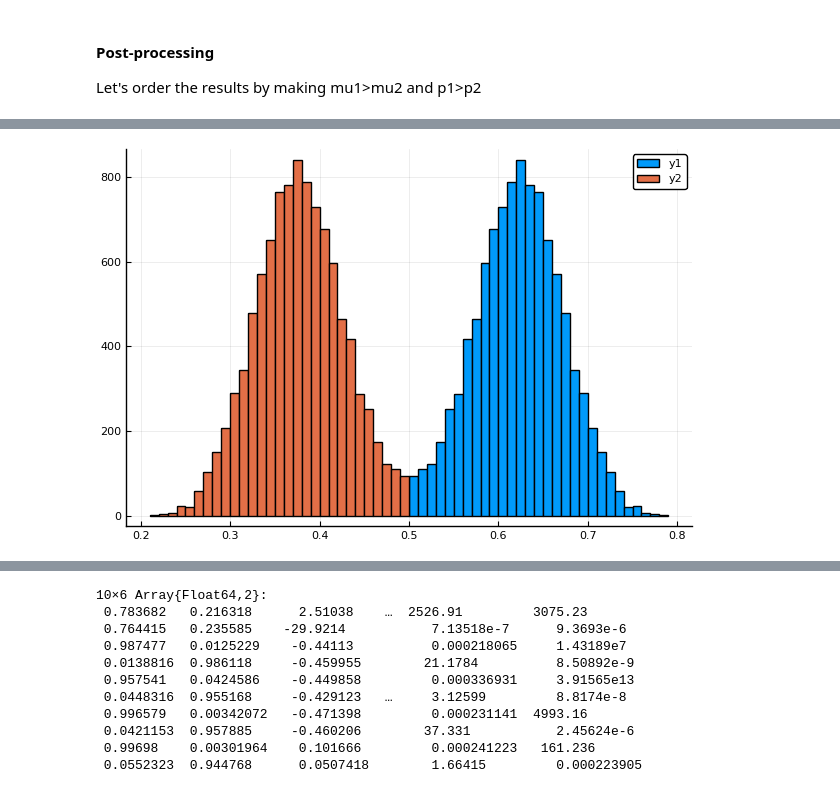
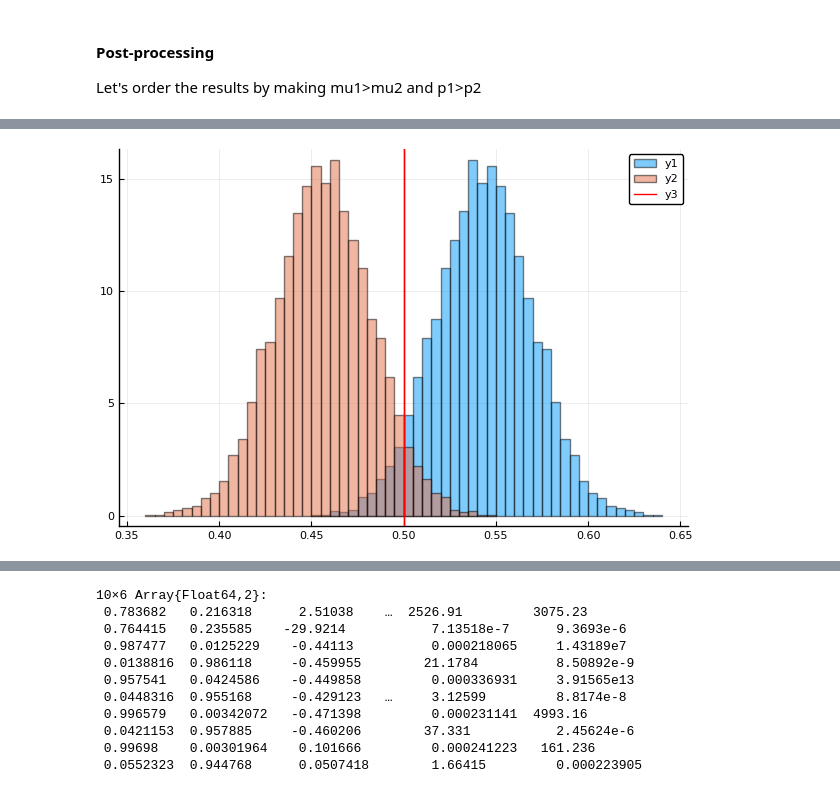
Before and after one commit to davibarreira/Computational_Statistics, a Jupyter notebook: Exercises2/Sheet2 Exercise 6.ipynb, the cells around one changed output, grey strips where cells are left out. Drawn from its saved outputs; the diff is of its cells as text; code cells hidden in the pictures.

```diff
--- a/Exercises2/Sheet2 Exercise 6.ipynb
+++ b/Exercises2/Sheet2 Exercise 6.ipynb
@@ -129,5 +136,6 @@ histogram!(mu2,normalize=true)
-# %%
-histogram(p1)
-histogram!(p2)
-# %% [output]
-[figure, removed]
+# %%
+histogram(p1[1000:end],normalize=true,alpha=0.5)
+histogram!(p2[1000:end],normalize=true,alpha=0.5)
+vline!(p0,color="red")
+# %% [output]
+[figure, added]
```
Also changed, not shown: parts of 6 cells of this notebook.
